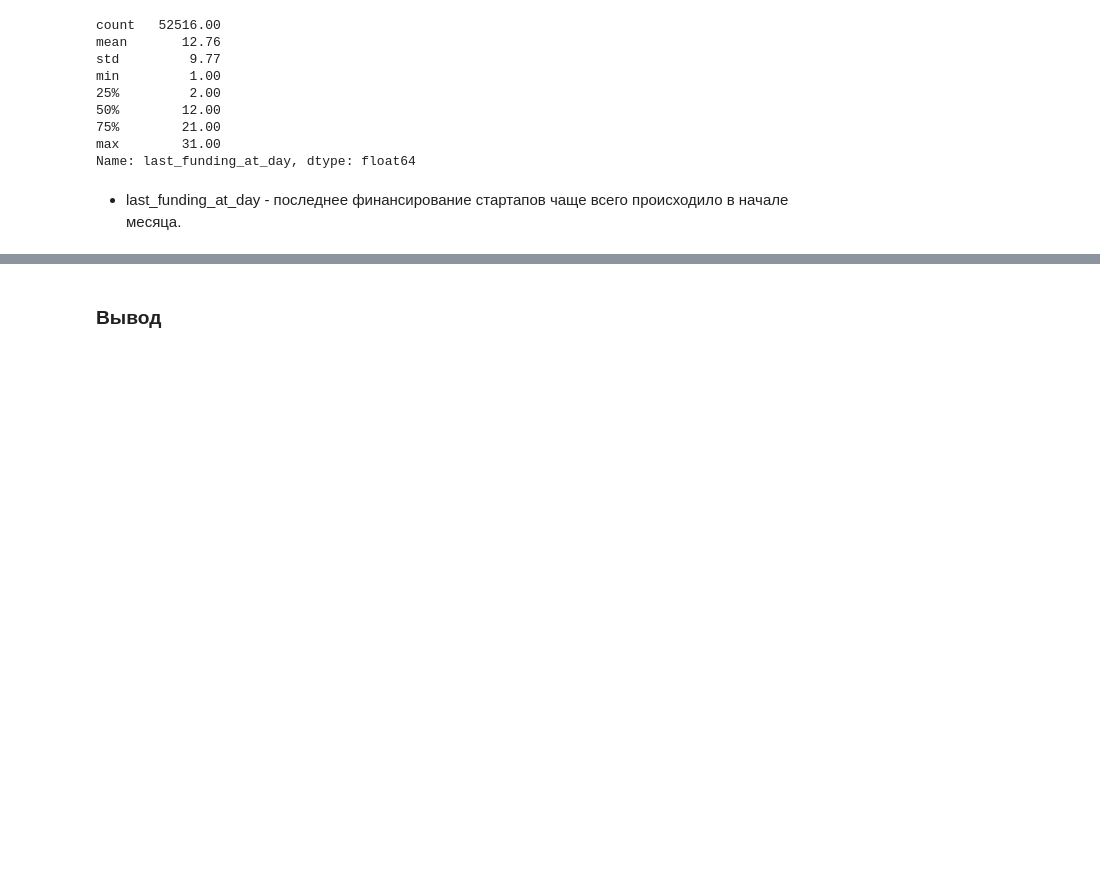
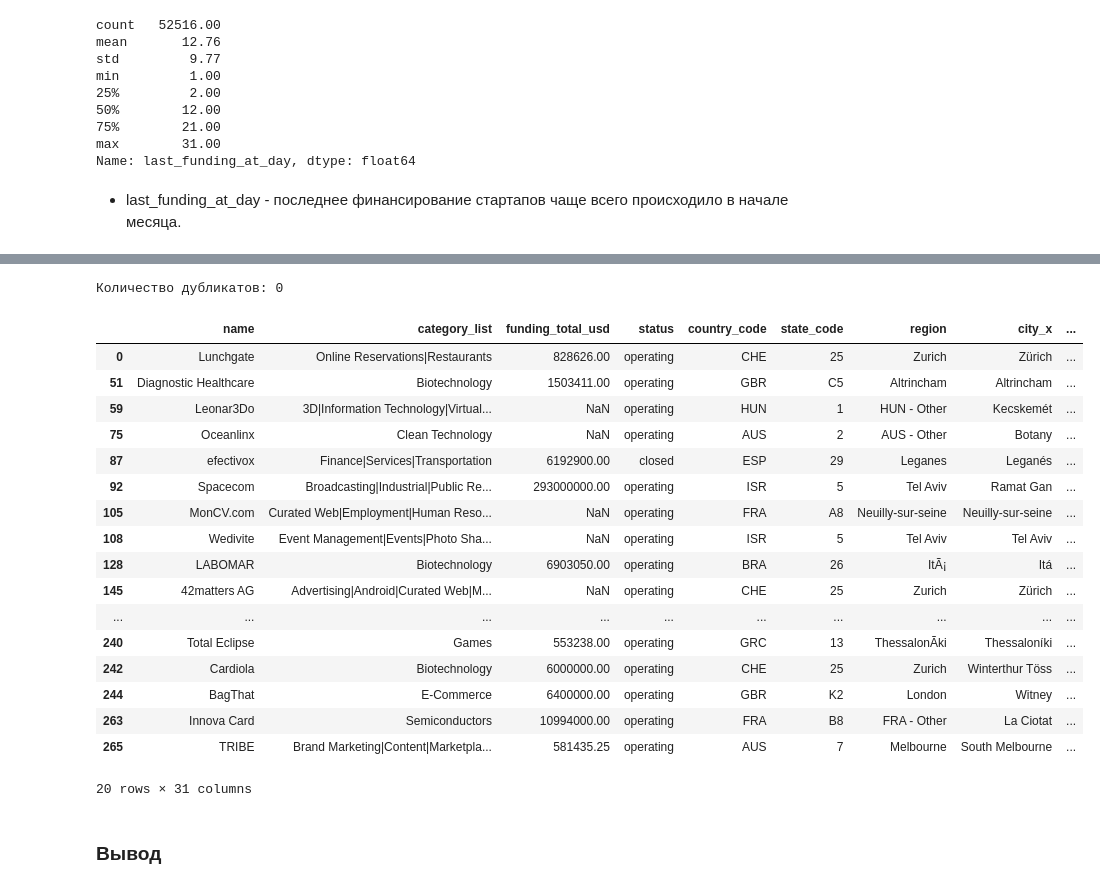
Before and after one commit to onejetpilot/start_up, a Jupyter notebook: start_up_pred.ipynb, the cells around one changed output, grey strips where cells are left out. Drawn from its saved outputs; the diff is of its cells as text; code cells hidden in the pictures; blank space fills up the shorter version.

```diff
--- a/start_up_pred.ipynb
+++ b/start_up_pred.ipynb
@@ -117,6 +117,7 @@ TEST_SIZE = 0.25
 sample_submit = pd.read_csv('kaggle_startups_sample_submit_28062024.csv')
 test = pd.read_csv('kaggle_startups_test_28062024.csv', parse_dates=['first_funding_at', 'last_funding_at'])
 train = pd.read_csv('kaggle_startups_train_28062024.csv', parse_dates=['founded_at', 'first_funding_at', 'last_funding_at', 'closed_at'])
+city = pd.read_csv('worldcities.csv')
 # %%
 # Проверим размеры получившихся датасетов
 print(sample_submit.shape)
@@ -626,0 +661,3 @@ Name: last_funding_at_day, dtype: float64
+# %%
+# Предварительно удалим дубликаты городов с одинаковым названием, оставим только самые крупные
+city_filtered = city.sort_values('population', ascending=False).drop_duplicates(subset=['city'])
@@ -626,0 +724,8 @@ Name: last_funding_at_day, dtype: float64
+# %%
+merged_train = pd.merge(
+    train,
+    city_filtered,
+    left_on=['city'],
+    right_on=['city_ascii'],
+    how='left'
+)
@@ -627,3 +780,30 @@ Name: last_funding_at_day, dtype: float64
+# %%
+# Проверим дубликаты
+duplicates_count = merged_df['name'].duplicated().sum()
+print(f"Количество дубликатов: {duplicates_count}")
+# %% [output]
+Количество дубликатов: 0
+# %%
+merged_train[merged_train['country'].isna()].head(20)
+# %% [output]
+|  | name | category_list | funding_total_usd | status | country_code | state_code | region | city_x | ... |
+| 0 | Lunchgate | Online Reservations|Restaurants | 828626.00 | operating | CHE | 25 | Zurich | Zürich | ... |
+| 51 | Diagnostic Healthcare | Biotechnology | 1503411.00 | operating | GBR | C5 | Altrincham | Altrincham | ... |
+| 59 | Leonar3Do | 3D|Information Technology|Virtual... | NaN | operating | HUN | 1 | HUN - Other | Kecskemét | ... |
+| 75 | Oceanlinx | Clean Technology | NaN | operating | AUS | 2 | AUS - Other | Botany | ... |
+| 87 | efectivox | Finance|Services|Transportation | 6192900.00 | closed | ESP | 29 | Leganes | Leganés | ... |
+| 92 | Spacecom | Broadcasting|Industrial|Public Re... | 293000000.00 | operating | ISR | 5 | Tel Aviv | Ramat Gan | ... |
+| 105 | MonCV.com | Curated Web|Employment|Human Reso... | NaN | operating | FRA | A8 | Neuilly-sur-seine | Neuilly-sur-seine | ... |
+| 108 | Wedivite | Event Management|Events|Photo Sha... | NaN | operating | ISR | 5 | Tel Aviv | Tel Aviv | ... |
+| 128 | LABOMAR | Biotechnology | 6903050.00 | operating | BRA | 26 | ItÃ¡ | Itá | ... |
+| 145 | 42matters AG | Advertising|Android|Curated Web|M... | NaN | operating | CHE | 25 | Zurich | Zürich | ... |
+| ... | ... | ... | ... | ... | ... | ... | ... | ... | ... |
+| 240 | Total Eclipse | Games | 553238.00 | operating | GRC | 13 | ThessalonÃ­ki | Thessaloníki | ... |
+| 242 | Cardiola | Biotechnology | 6000000.00 | operating | CHE | 25 | Zurich | Winterthur Töss | ... |
+| 244 | BagThat | E-Commerce | 6400000.00 | operating | GBR | K2 | London | Witney | ... |
+| 263 | Innova Card | Semiconductors | 10994000.00 | operating | FRA | B8 | FRA - Other | La Ciotat | ... |
+| 265 | TRIBE | Brand Marketing|Content|Marketpla... | 581435.25 | operating | AUS | 7 | Melbourne | South Melbourne | ... |
+20 rows × 31 columns
 # %% [markdown]
 ### Вывод
 # %% [markdown]
```
Also changed, not shown: parts of 20 cells of this notebook.
